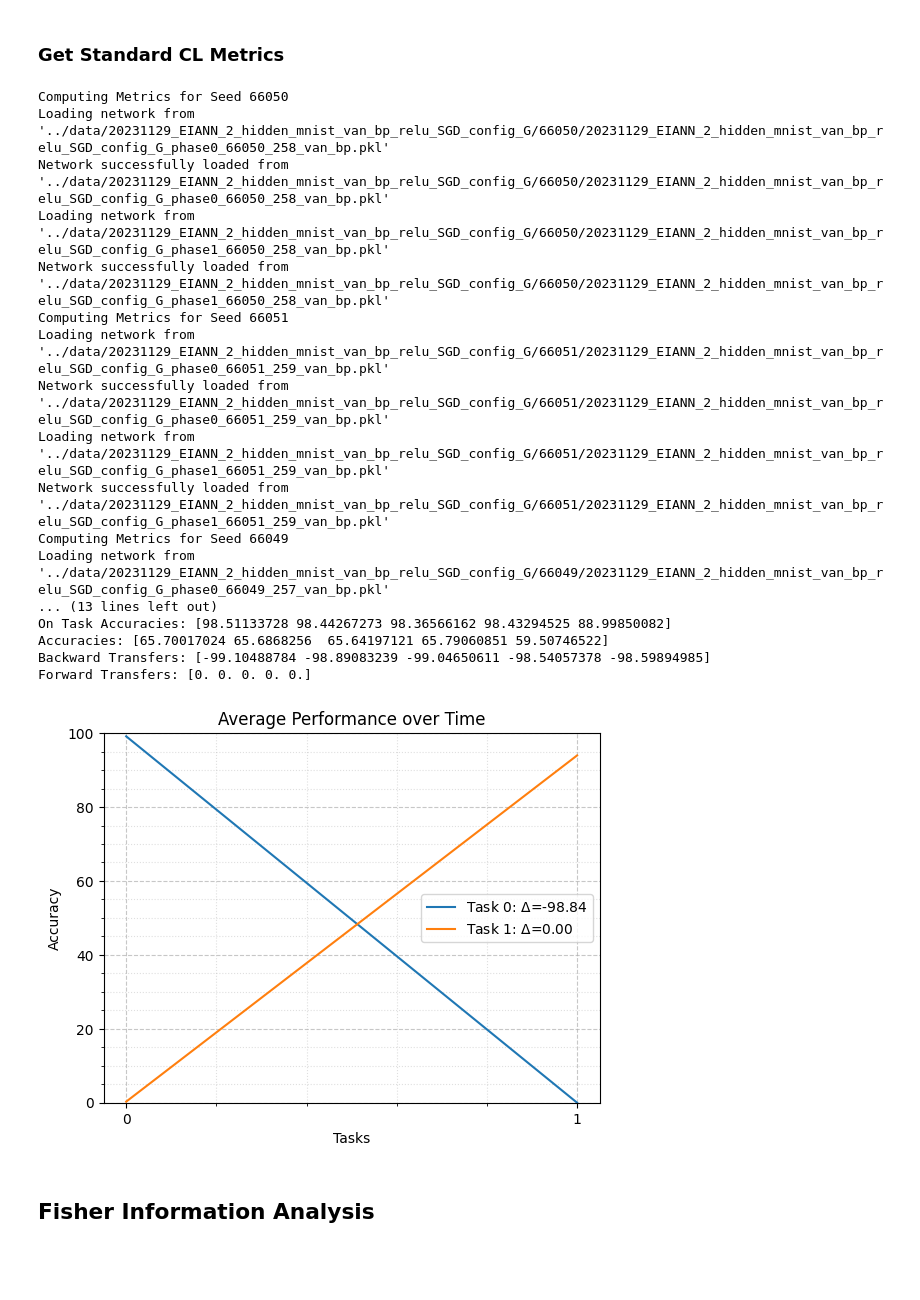
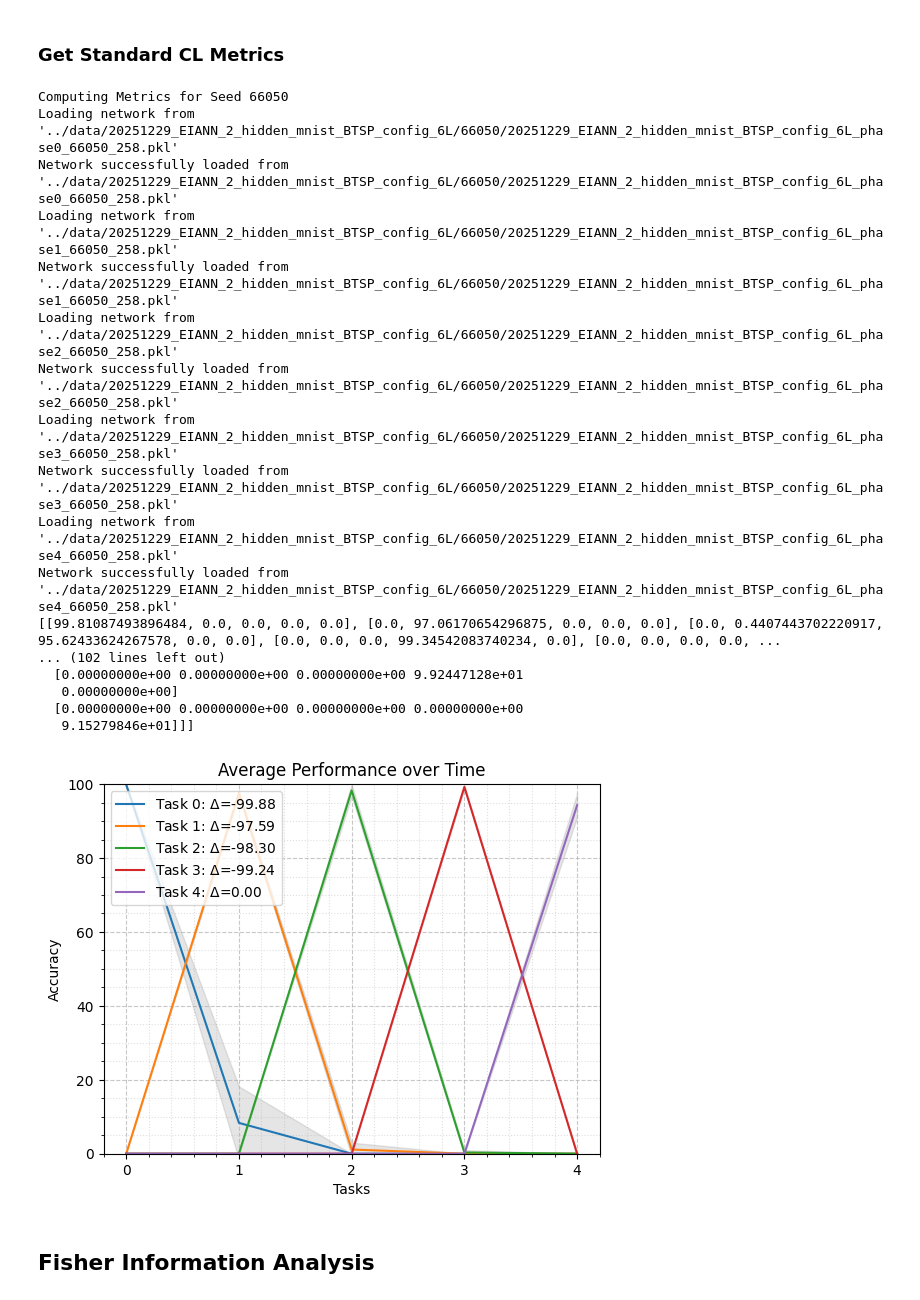
Before and after one commit to Milstein-Lab/EIANN, a Jupyter notebook: EIANN/scripts/get_cl_metrics.ipynb, the cells around one changed output. Cells and saved outputs as stored; diff of their text form; code cells hidden in the pictures; blank space fills up the shorter version.

Commit message:
updated configs

```diff
--- a/EIANN/scripts/get_cl_metrics.ipynb
+++ b/EIANN/scripts/get_cl_metrics.ipynb
@@ -77,10 +83,13 @@ def get_split_mnist_dataset(data_dir, num_splits):
 # %% [markdown]
 ### Get Standard CL Metrics
 # %%
-model_folder_path = '../data/20231129_EIANN_2_hidden_mnist_van_bp_relu_SGD_config_G'
-config_file_path = '../optimize/optimize_config/MNIST_CL/20240923_nested_optimize_EIANN_2_hidden_CL_mnist_van_bp_relu_SGD_config_G.yaml'
+model_folder_path = '../data/20251229_EIANN_2_hidden_mnist_BTSP_config_6L'
+config_file_path = '../optimize/optimize_config/MNIST_CL/20251229_nested_optimize_EIANN_2_hidden_CL_mnist_BTSP_config_6L.yaml'
+# model_folder_path = '../data/20231129_EIANN_2_hidden_mnist_van_bp_relu_SGD_config_G'
+# config_file_path = '../optimize/optimize_config/MNIST_CL/20231129_EIANN_2_hidden_mnist_van_bp_relu_SGD_config_G_van_bp_optimized.yaml'
+
 data_dir = '../data/datasets/MNIST_data'
-num_splits = 2
+num_splits = 5
 task = 'split_mnist'
 # %%
 seeds = [seed for seed in os.listdir(model_folder_path) if os.path.isdir(os.path.join(model_folder_path, seed))]
@@ -112,6 +121,7 @@ for seed in seeds:
 
     subtask_accuracy_per_seed.append(seed_accuracies)
     overall_accuracy_per_seed.append(float(full_test_accuracy))
+    print(seed_accuracies)
 
 
 subtask_accuracy_per_seed = np.array(subtask_accuracy_per_seed)
@@ -143,50 +153,53 @@ print(f'On Task Accuracies: {on_task_accuracies}')
 print(f'Accuracies: {accuracies}')
 print(f'Backward Transfers: {backward_transfers}')
 print(f'Forward Transfers: {forward_transfers}')
+
+print(subtask_accuracy_per_seed)
 # %% [output]
 Computing Metrics for Seed 66050
-Loading network from '../data/20231129_EIANN_2_hidden_mnist_van_bp_relu_SGD_config_G/66050/20231129_EIANN_2_hidden_mnist_van_bp_relu_SGD_config_G_phase0_66050_258_van_bp.pkl'
-Network successfully loaded from '../data/20231129_EIANN_2_hidden_mnist_van_bp_relu_SGD_config_G/66050/20231129_EIANN_2_hidden_mnist_van_bp_relu_SGD_config_G_phase0_66050_258_van_bp.pkl'
-Loading network from '../data/20231129_EIANN_2_hidden_mnist_van_bp_relu_SGD_config_G/66050/20231129_EIANN_2_hidden_mnist_van_bp_relu_SGD_config_G_phase1_66050_258_van_bp.pkl'
-Network successfully loaded from '../data/20231129_EIANN_2_hidden_mnist_van_bp_relu_SGD_config_G/66050/20231129_EIANN_2_hidden_mnist_van_bp_relu_SGD_config_G_phase1_66050_258_van_bp.pkl'
-Computing Metrics for Seed 66051
-Loading network from '../data/20231129_EIANN_2_hidden_mnist_van_bp_relu_SGD_config_G/66051/20231129_EIANN_2_hidden_mnist_van_bp_relu_SGD_config_G_phase0_66051_259_van_bp.pkl'
-Network successfully loaded from '../data/20231129_EIANN_2_hidden_mnist_van_bp_relu_SGD_config_G/66051/20231129_EIANN_2_hidden_mnist_van_bp_relu_SGD_config_G_phase0_66051_259_van_bp.pkl'
-Loading network from '../data/20231129_EIANN_2_hidden_mnist_van_bp_relu_SGD_config_G/66051/20231129_EIANN_2_hidden_mnist_van_bp_relu_SGD_config_G_phase1_66051_259_van_bp.pkl'
-Network successfully loaded from '../data/20231129_EIANN_2_hidden_mnist_van_bp_relu_SGD_config_G/66051/20231129_EIANN_2_hidden_mnist_van_bp_relu_SGD_config_G_phase1_66051_259_van_bp.pkl'
-Computing Metrics for Seed 66049
-Loading network from '../data/20231129_EIANN_2_hidden_mnist_van_bp_relu_SGD_config_G/66049/20231129_EIANN_2_hidden_mnist_van_bp_relu_SGD_config_G_phase0_66049_257_van_bp.pkl'
-... (13 lines left out)
-On Task Accuracies: [98.51133728 98.44267273 98.36566162 98.43294525 88.99850082]
-Accuracies: [65.70017024 65.6868256  65.64197121 65.79060851 59.50746522]
-Backward Transfers: [-99.10488784 -98.89083239 -99.04650611 -98.54057378 -98.59894985]
-Forward Transfers: [0. 0. 0. 0. 0.]
+Loading network from '../data/20251229_EIANN_2_hidden_mnist_BTSP_config_6L/66050/20251229_EIANN_2_hidden_mnist_BTSP_config_6L_phase0_66050_258.pkl'
+Network successfully loaded from '../data/20251229_EIANN_2_hidden_mnist_BTSP_config_6L/66050/20251229_EIANN_2_hidden_mnist_BTSP_config_6L_phase0_66050_258.pkl'
+Loading network from '../data/20251229_EIANN_2_hidden_mnist_BTSP_config_6L/66050/20251229_EIANN_2_hidden_mnist_BTSP_config_6L_phase1_66050_258.pkl'
+Network successfully loaded from '../data/20251229_EIANN_2_hidden_mnist_BTSP_config_6L/66050/20251229_EIANN_2_hidden_mnist_BTSP_config_6L_phase1_66050_258.pkl'
+Loading network from '../data/20251229_EIANN_2_hidden_mnist_BTSP_config_6L/66050/20251229_EIANN_2_hidden_mnist_BTSP_config_6L_phase2_66050_258.pkl'
+Network successfully loaded from '../data/20251229_EIANN_2_hidden_mnist_BTSP_config_6L/66050/20251229_EIANN_2_hidden_mnist_BTSP_config_6L_phase2_66050_258.pkl'
+Loading network from '../data/20251229_EIANN_2_hidden_mnist_BTSP_config_6L/66050/20251229_EIANN_2_hidden_mnist_BTSP_config_6L_phase3_66050_258.pkl'
+Network successfully loaded from '../data/20251229_EIANN_2_hidden_mnist_BTSP_config_6L/66050/20251229_EIANN_2_hidden_mnist_BTSP_config_6L_phase3_66050_258.pkl'
+Loading network from '../data/20251229_EIANN_2_hidden_mnist_BTSP_config_6L/66050/20251229_EIANN_2_hidden_mnist_BTSP_config_6L_phase4_66050_258.pkl'
+Network successfully loaded from '../data/20251229_EIANN_2_hidden_mnist_BTSP_config_6L/66050/20251229_EIANN_2_hidden_mnist_BTSP_config_6L_phase4_66050_258.pkl'
+[[99.81087493896484, 0.0, 0.0, 0.0, 0.0], [0.0, 97.06170654296875, 0.0, 0.0, 0.0], [0.0, 0.4407443702220917, 95.62433624267578, 0.0, 0.0], [0.0, 0.0, 0.0, 99.34542083740234, 0.0], [0.0, 0.0, 0.0, 0.0, ...
+... (102 lines left out)
+  [0.00000000e+00 0.00000000e+00 0.00000000e+00 9.92447128e+01
+   0.00000000e+00]
+  [0.00000000e+00 0.00000000e+00 0.00000000e+00 0.00000000e+00
+   9.15279846e+01]]]
 # %%
-average_subtask_accuracy = subtask_accuracy_per_seed.mean(0)
-
+average_subtask_accuracy = subtask_accuracy_per_seed.mean(0).T
+std = subtask_accuracy_per_seed.std(0).T
 
 delta_accuracies = [average_subtask_accuracy[-1][i] - average_subtask_accuracy[i][i] for i in range(len(average_subtask_accuracy))]
 delta_accuracies, average_subtask_accuracy
 
 t = list(range(len(average_subtask_accuracy)))
 
 # Plot each line
 for i, line in enumerate(average_subtask_accuracy):
     plt.plot(t, line, label=f'Task {i}: $\Delta$={delta_accuracies[i]:.2f}')
+    plt.fill_between(t, line - std[i], line + std[i], alpha=0.2, color='gray')
 
 plt.xlabel('Tasks')
 plt.ylabel('Accuracy')
 plt.title('Average Performance over Time')
 plt.xticks(t)
 plt.grid(True, linestyle='--', alpha=0.7)
 plt.minorticks_on()  # enable minor ticks
 plt.grid(which='minor', linestyle=':', alpha=0.4)  # lighter, denser grid
 
 plt.ylim(0, 100)
 plt.legend()
 plt.show()
 # %% [output]
-[figure, old version]
+[figure, new version]
 # %% [markdown]
 ## Fisher Information Analysis
 # %%
```
Also changed, not shown: parts of 5 cells of this notebook, 17 other files.
